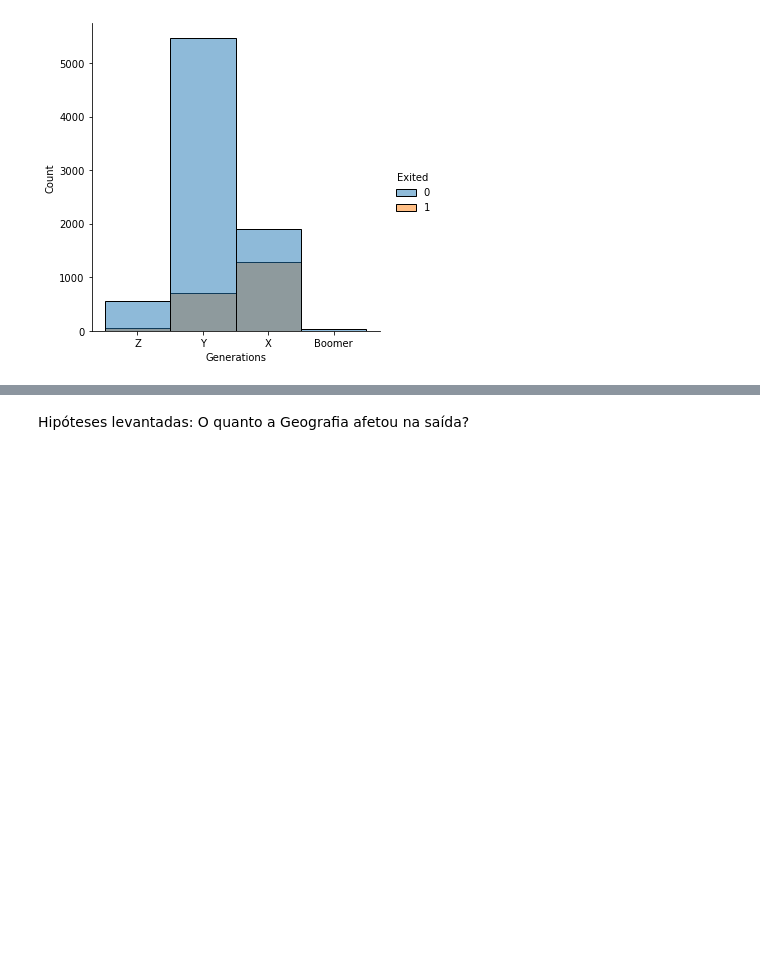
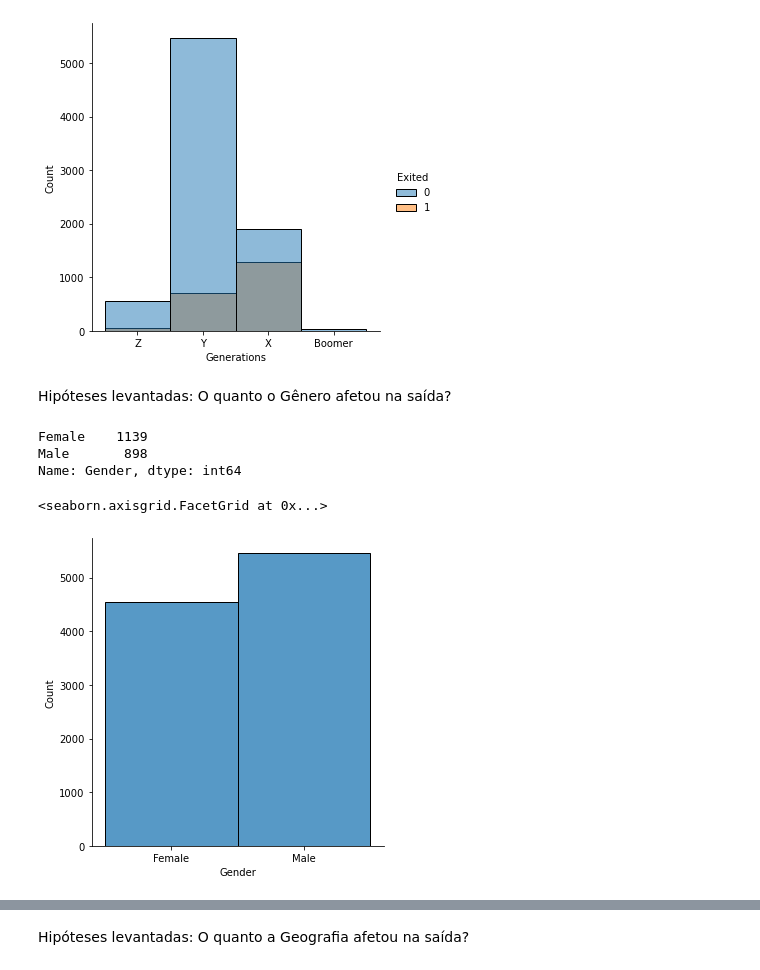
Before and after one commit to Makekie/ADA_lets_code, a Jupyter notebook: Analise_exploratoria_de_dados/Análise Exploratória de Dados (AED).ipynb, the cells around one changed output, grey strips where cells are left out. Drawn from its saved outputs; the diff is of its cells as text; code cells hidden in the pictures; blank space fills up the shorter version.

```diff
--- a/Analise_exploratoria_de_dados/Análise Exploratória de Dados (AED).ipynb
+++ b/Analise_exploratoria_de_dados/Análise Exploratória de Dados (AED).ipynb
@@ -336,3 +344,17 @@ sns.displot(ds_churn, x = 'Generations', hue = 'Exited')
 # %% [output]
 <seaborn.axisgrid.FacetGrid at 0x...>
 [figure]
+# %% [markdown]
+Hipóteses levantadas:
+O quanto o Gênero afetou na saída?
+# %%
+ds_churn.query("Exited == 1")["Gender"].value_counts()
+# %% [output]
+Female    1139
+Male       898
+Name: Gender, dtype: int64
+# %%
+sns.displot(ds_churn, x = "Gender")
+# %% [output]
+<seaborn.axisgrid.FacetGrid at 0x...>
+[figure, added]
```
Also changed, not shown: parts of 14 cells of this notebook, 2 other files.
